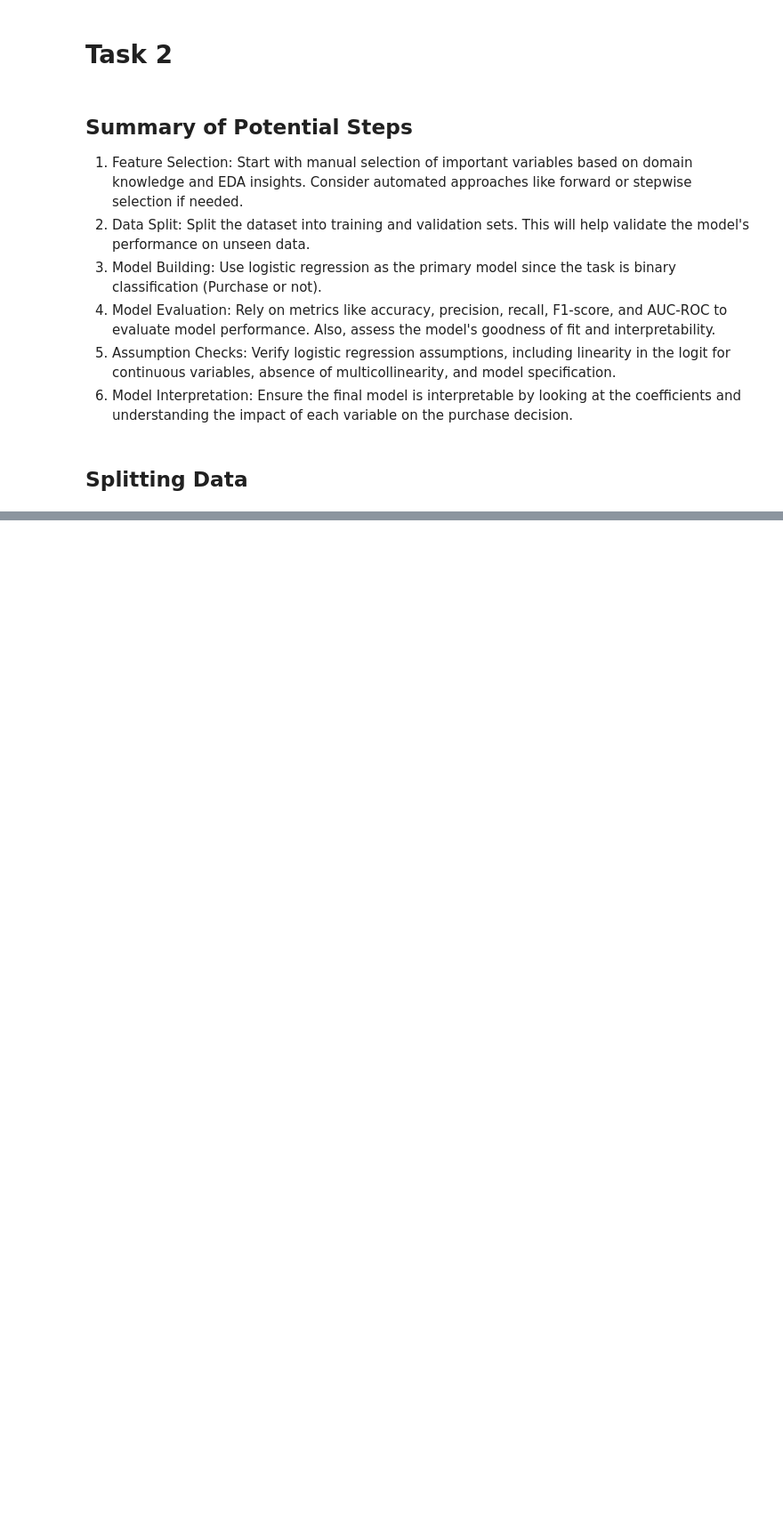
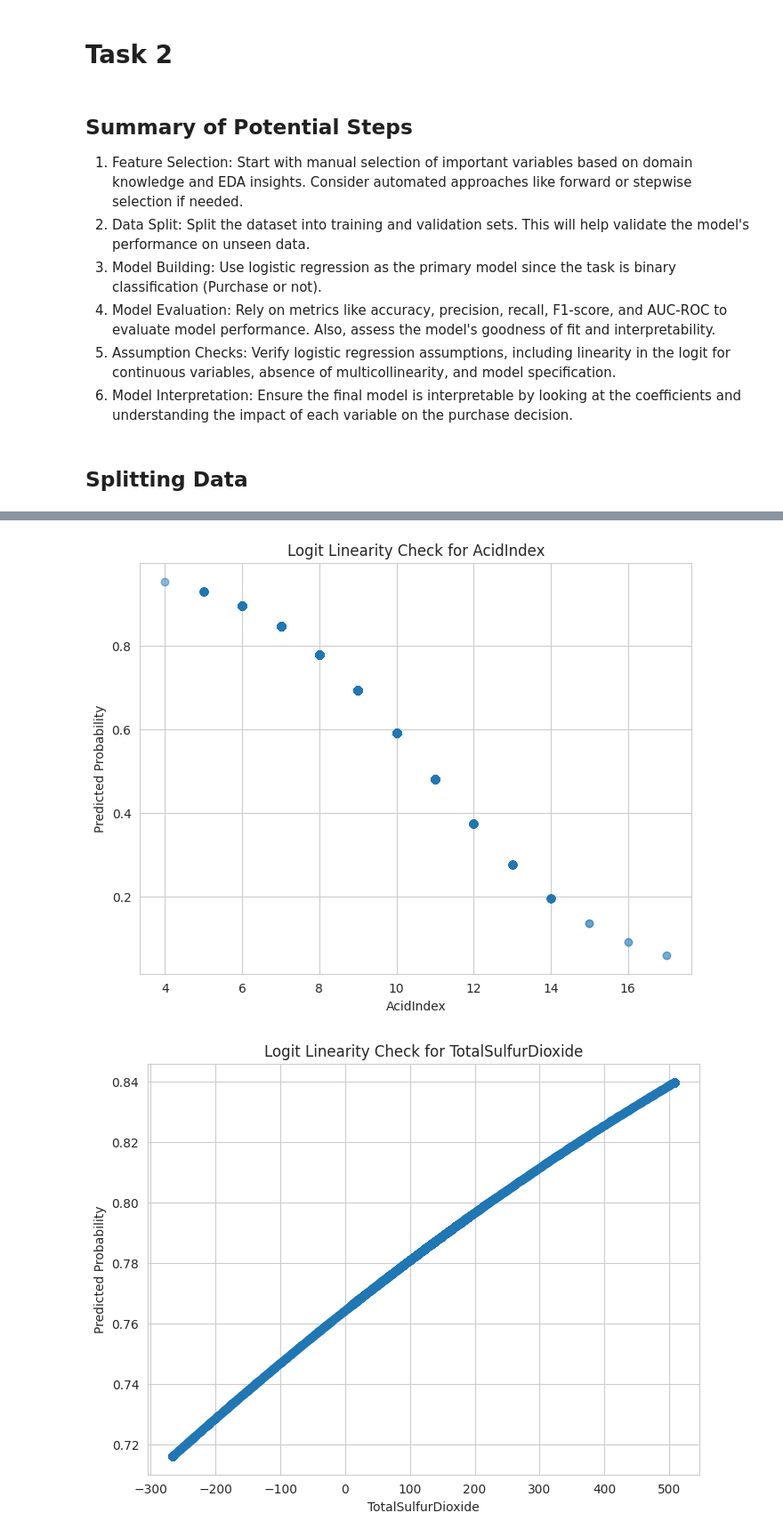
Before and after one commit to MichaelRocchio/msds_410, a Jupyter notebook: Assignment_8/rocchio_assign8.ipynb, the cells around one changed output, grey strips where cells are left out. Shown at 89% size. Cells and saved outputs as stored; diff of their text form; code cells hidden in the pictures; blank space fills up the shorter version.

```diff
--- a/Assignment_8/rocchio_assign8.ipynb
+++ b/Assignment_8/rocchio_assign8.ipynb
@@ -604,0 +595,10 @@ Index([], dtype='object')
+# %%
+logreg = LogisticRegression()
+logreg.fit(X_train_selected, y_train)
+y_pred = logreg.predict(X_validation_selected)
+
+# Evaluate the model
+accuracy = accuracy_score(y_validation, y_pred)
+classification_rep = classification_report(y_validation, y_pred)
+
+accuracy, classification_rep
@@ -604,0 +629,13 @@ Index([], dtype='object')
+# %%
+from sklearn.ensemble import RandomForestClassifier
+
+rf_classifier = RandomForestClassifier(random_state=42, n_estimators=100)
+
+rf_classifier.fit(X_train_selected, y_train)
+
+y_pred_rf = rf_classifier.predict(X_validation_selected)
+
+accuracy_rf = accuracy_score(y_validation, y_pred_rf)
+classification_rep_rf = classification_report(y_validation, y_pred_rf)
+
+accuracy_rf, classification_rep_rf
@@ -604,0 +890,23 @@ Index([], dtype='object')
+# %%
+
+import statsmodels.formula.api as smf
+
+def plot_logit_linearity(df, feature, target):
+    # Fit a simple logistic regression model
+    model = smf.logit(formula=f"{target} ~ {feature}", data=df).fit(disp=0)
+    df['predicted'] = model.predict()
+
+    plt.figure(figsize=(8, 6))
+    plt.scatter(df[feature], df['predicted'], alpha=0.2)
+    plt.title(f"Logit Linearity Check for {feature}")
+    plt.xlabel(feature)
+    plt.ylabel("Predicted Probability")
+    plt.grid(True)
+    plt.show()
+
+for feature in selected_features:
+    if 'STARS' not in feature:
+        plot_logit_linearity(pd.concat([X_train_selected, y_train], axis=1), feature, 'Purchase')
+# %% [output]
+[figure, added]
+[figure, added]
```
Also changed, not shown: parts of 47 cells of this notebook, 1 other file.
